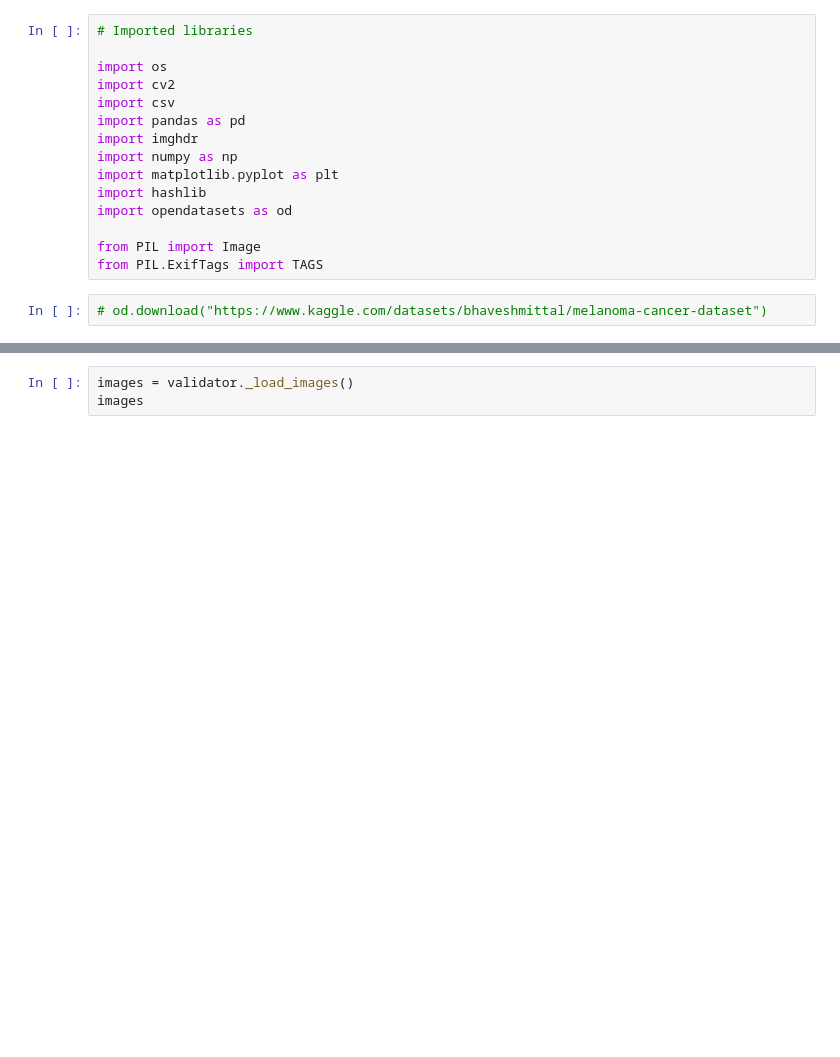
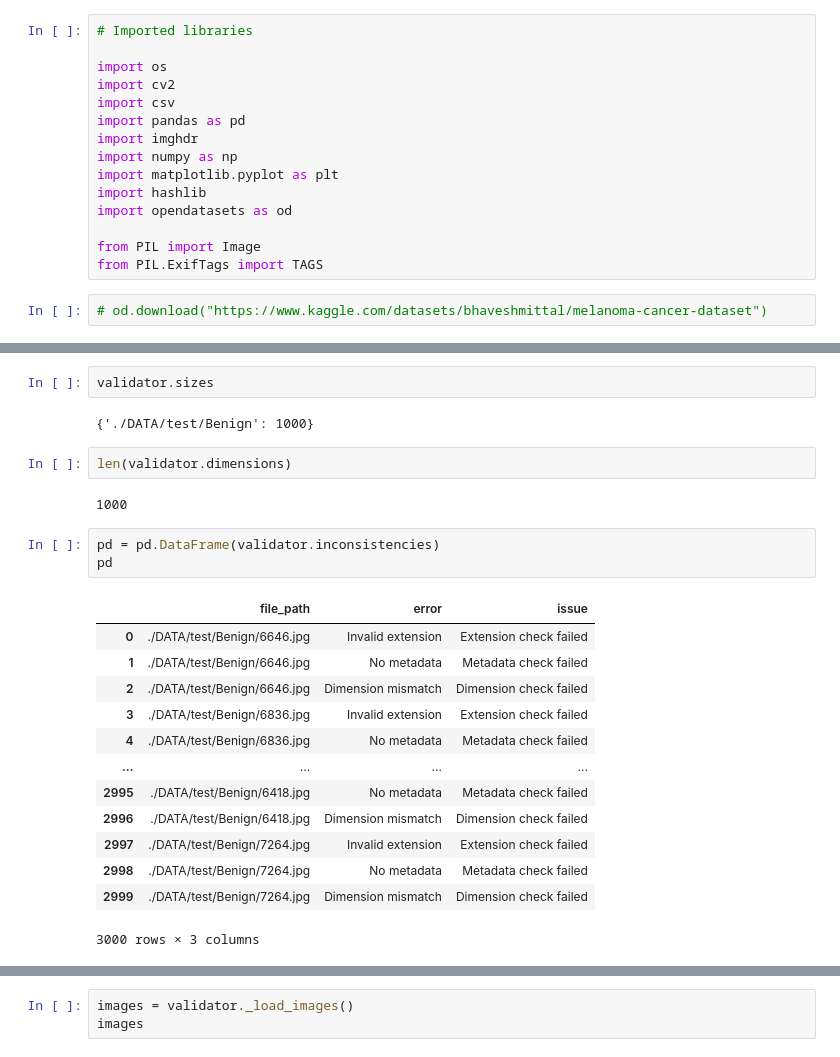
Before and after one commit to matt-balda/melanoma-detection, a Jupyter notebook: DeteccaoMelanoma.ipynb, the cells around one changed output, grey strips where cells are left out. Saved outputs shown, nothing was run; the diff lists cells and outputs as text; blank space fills up the shorter version.

```diff
--- a/DeteccaoMelanoma.ipynb
+++ b/DeteccaoMelanoma.ipynb
@@ -45,0 +72,25 @@ validator
+# %%
+validator.sizes
+# %% [output]
+{'./DATA/test/Benign': 1000}
+# %%
+len(validator.dimensions)
+# %% [output]
+1000
+# %%
+pd = pd.DataFrame(validator.inconsistencies)
+pd
+# %% [output]
+|  | file_path | error | issue |
+| 0 | ./DATA/test/Benign/6646.jpg | Invalid extension | Extension check failed |
+| 1 | ./DATA/test/Benign/6646.jpg | No metadata | Metadata check failed |
+| 2 | ./DATA/test/Benign/6646.jpg | Dimension mismatch | Dimension check failed |
+| 3 | ./DATA/test/Benign/6836.jpg | Invalid extension | Extension check failed |
+| 4 | ./DATA/test/Benign/6836.jpg | No metadata | Metadata check failed |
+| ... | ... | ... | ... |
+| 2995 | ./DATA/test/Benign/6418.jpg | No metadata | Metadata check failed |
+| 2996 | ./DATA/test/Benign/6418.jpg | Dimension mismatch | Dimension check failed |
+| 2997 | ./DATA/test/Benign/7264.jpg | Invalid extension | Extension check failed |
+| 2998 | ./DATA/test/Benign/7264.jpg | No metadata | Metadata check failed |
+| 2999 | ./DATA/test/Benign/7264.jpg | Dimension mismatch | Dimension check failed |
+3000 rows × 3 columns
```
Also changed, not shown: parts of 18 cells of this notebook, 1 other file.
